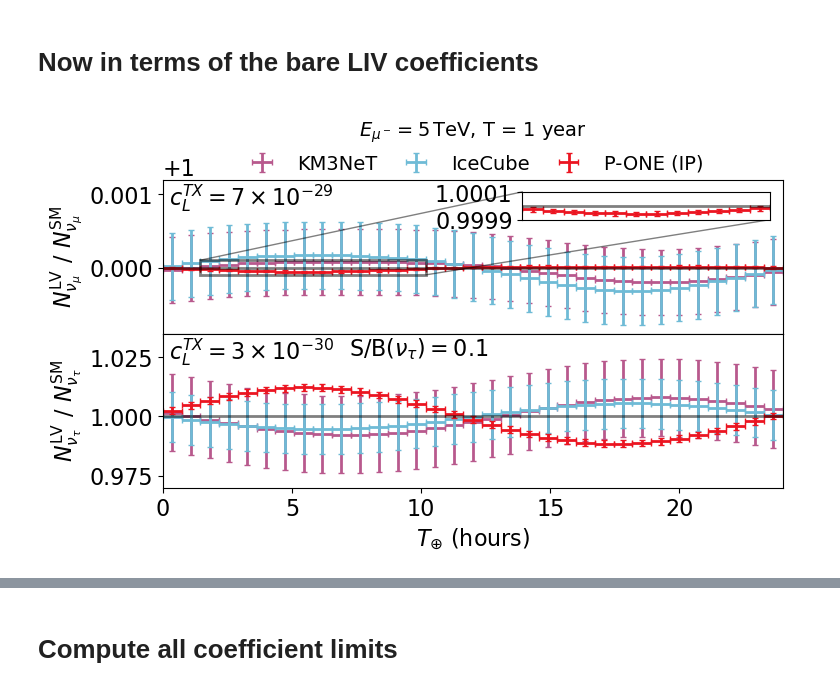
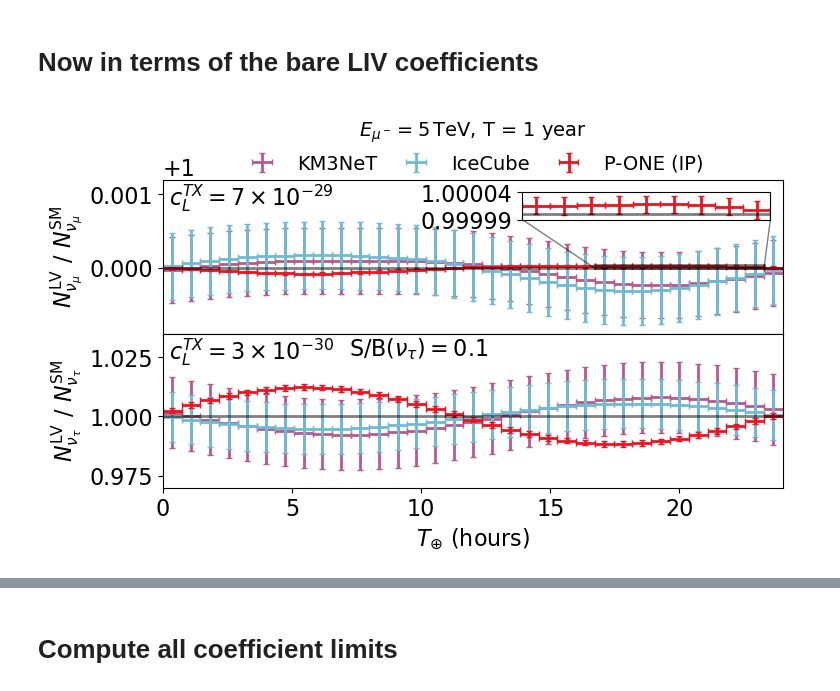
Before and after one commit to nickkamp1/NuTelescopeMuCollider, a Jupyter notebook: LorentzViolationSidereal_Analysis.ipynb, the cells around one changed output, grey strips where cells are left out. Drawn from its saved outputs; the diff is of its cells as text; code cells hidden in the pictures.

```diff
--- a/LorentzViolationSidereal_Analysis.ipynb
+++ b/LorentzViolationSidereal_Analysis.ipynb
@@ -364,7 +364,7 @@ if Emuon==5e3:
     ax[0].set_ylim(0.9991,1.0012)
     ax[1].set_ylim(0.97,1.035)
     # Define the limits for the inset (zoomed-in section)
-    x1, x2, y1, y2 = 24*t_bins[2], 24*t_bins[14], 0.9999, 1.0001
+    x1, x2, y1, y2 = 24*t_bins[23], 24*t_bins[32], 0.99999, 1.00004
 elif Emuon==50e3:
     mu_cL_vec[0,2] = 1e-30 # for example
     tau_cL_vec[0,2] = 1e-32 # for example
@@ -447,34 +447,34 @@ C,As,Ac,Bs,Bc = mu_LVsv.get_coefficients(exp,Emean=avg_energy_dict[exp])
 mu_nominal = (nEvents_dict[exp]/nBins)*osc_prob(baseline_list[exp],
                                                 t_bin_centers,
                                                 Emean=avg_energy_dict[exp])
 mu_events = (nEvents_dict[exp]/nBins)*osc_prob(baseline_list[exp],
                                                t_bin_centers,
                                                Emean=avg_energy_dict[exp],
                                                C=C,
                                                Ac=Ac,As=As,
                                                Bc=Bc,Bs=Bs)
 ax_inset.errorbar(t_bin_centers*24,mu_events/mu_nominal,xerr=24*(t_bins[1]-t_bins[0])/2,yerr=np.sqrt(mu_events)/mu_nominal,
              color=color_list[exp],markersize=0,capsize=2,fmt=".")
 ax_inset.plot([x1,x2],[1,1],color="black",alpha=0.5,ls="-")
 
 ax[0].indicate_inset_zoom(ax_inset, edgecolor="black",lw=2)
 
 
 ax[0].text(.01, .99, r"$c_L^{TX} = %s$"%(latex_float(mu_cL_vec[0,1])), ha='left', va='top', transform=ax[0].transAxes,fontsize=16)
 ax[1].text(.01, .99, r"$c_L^{TX} = %s$"%(latex_float(tau_cL_vec[0,1])), ha='left', va='top', transform=ax[1].transAxes,fontsize=16)
 ax[1].text(.3, .99, r'S/B$(\nu_\tau) = %1.1f$'%(tau_sb), ha='left', va='top', transform=ax[1].transAxes,fontsize=16)
 ax[1].set_xlabel(r"$T_{\oplus}$ (hours)",fontsize=16)
 ax[0].set_ylabel(r"$N^{\rm LV}_{\nu_\mu}~/~N^{\rm SM}_{\nu_\mu}$",fontsize=16)
 ax[1].set_ylabel(r"$N^{\rm LV}_{\nu_\tau}~/~N^{\rm SM}_{\nu_\tau}$",fontsize=16)
 ax[0].plot([0,24],[1,1],color="black",alpha=0.5,ls="-")
 ax[1].plot([0,24],[1,1],color="black",alpha=0.5,ls="-")
 ax[0].set_xlim(0,24)
 
 
 plt.savefig("figures/%dTeV/LV_sidereal.pdf"%(Emuon/1e3),dpi=100,bbox_inches='tight')
 plt.show()
 # %% [output]
-[figure, old version]
+[figure, new version]
 # %%
 mode = 1
 if Emuon==5e3:
```
Also changed, not shown: parts of 10 cells of this notebook, 20 other files.
